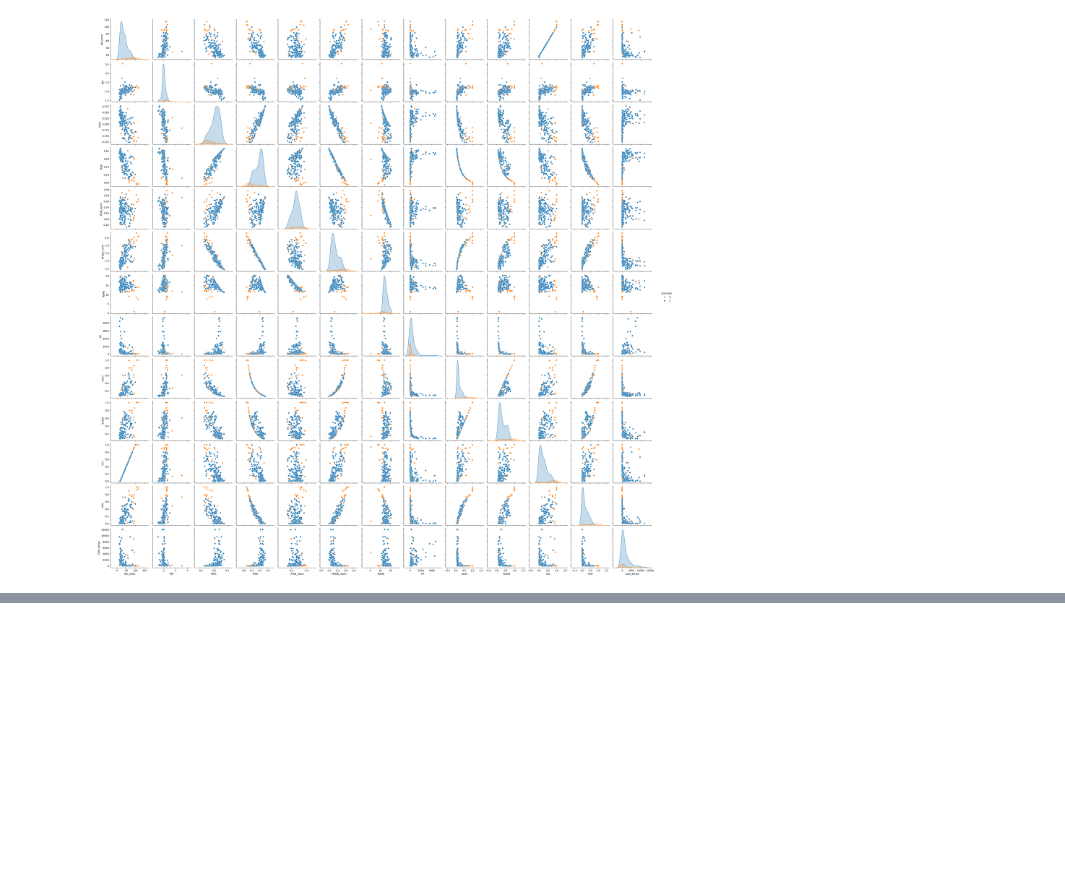
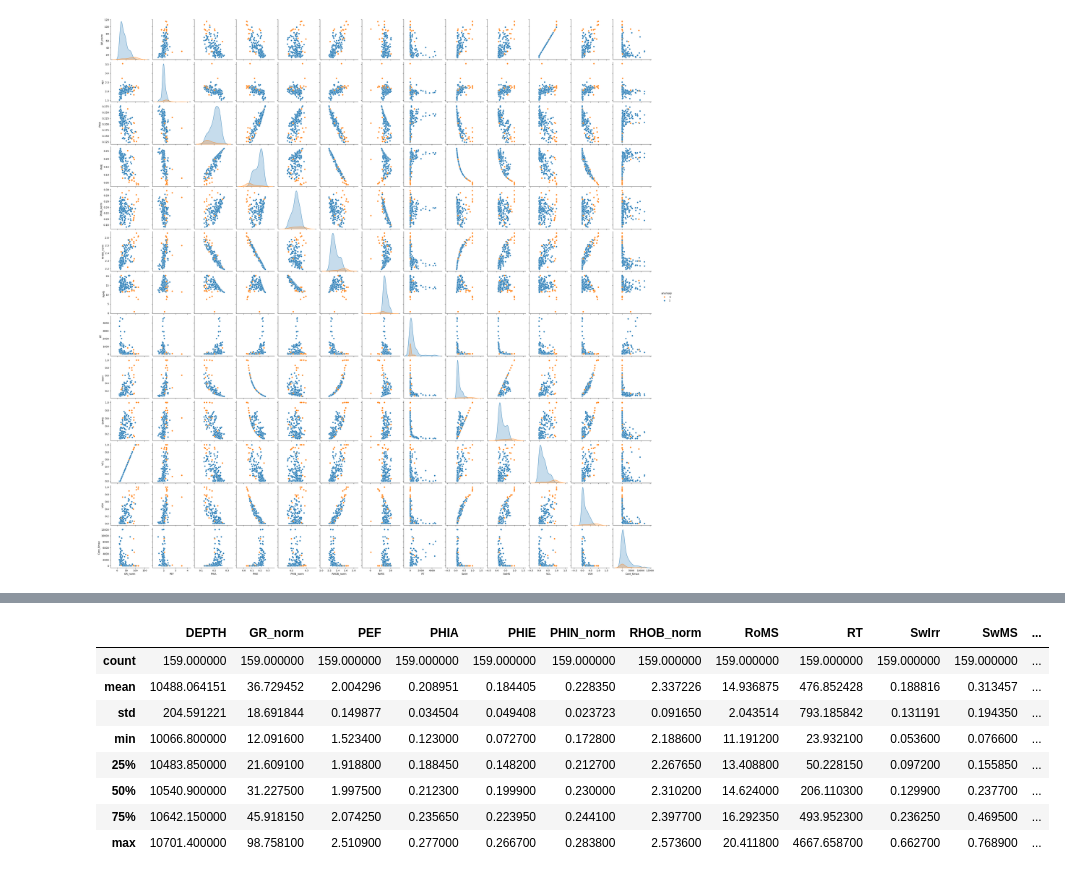
Before and after one commit to Jcavilarincon/Petrophysics-Python-Series, a Jupyter notebook: 33 - Auto Outlier Detection - Isolation Forest.ipynb, the cells around one changed output, grey strips where cells are left out. Cells and saved outputs as stored; diff of their text form; code cells hidden in the pictures; blank space fills up the shorter version.

```diff
--- a/33 - Auto Outlier Detection - Isolation Forest.ipynb
+++ b/33 - Auto Outlier Detection - Isolation Forest.ipynb
@@ -144,0 +178,2 @@ sns.pairplot(df, vars=anomaly_inputs, hue='anomaly', palette=palette)
+# %%
+df = pd.read_csv('/workspaces/Petrophysics-Python-Series/Data_JA/inliers_dataset.csv')
@@ -144,0 +200,12 @@ sns.pairplot(df, vars=anomaly_inputs, hue='anomaly', palette=palette)
+# %%
+df.describe()
+# %% [output]
+|  | DEPTH | GR_norm | PEF | PHIA | PHIE | PHIN_norm | RHOB_norm | RoMS | RT | SwIrr | SwMS | ... |
+| count | 159.000000 | 159.000000 | 159.000000 | 159.000000 | 159.000000 | 159.000000 | 159.000000 | 159.000000 | 159.000000 | 159.000000 | 159.000000 | ... |
+| mean | 10488.064151 | 36.729452 | 2.004296 | 0.208951 | 0.184405 | 0.228350 | 2.337226 | 14.936875 | 476.852428 | 0.188816 | 0.313457 | ... |
+| std | 204.591221 | 18.691844 | 0.149877 | 0.034504 | 0.049408 | 0.023723 | 0.091650 | 2.043514 | 793.185842 | 0.131191 | 0.194350 | ... |
+| min | 10066.800000 | 12.091600 | 1.523400 | 0.123000 | 0.072700 | 0.172800 | 2.188600 | 11.191200 | 23.932100 | 0.053600 | 0.076600 | ... |
+| 25% | 10483.850000 | 21.609100 | 1.918800 | 0.188450 | 0.148200 | 0.212700 | 2.267650 | 13.408800 | 50.228150 | 0.097200 | 0.155850 | ... |
+| 50% | 10540.900000 | 31.227500 | 1.997500 | 0.212300 | 0.199900 | 0.230000 | 2.310200 | 14.624000 | 206.110300 | 0.129900 | 0.237700 | ... |
+| 75% | 10642.150000 | 45.918150 | 2.074250 | 0.235650 | 0.223950 | 0.244100 | 2.397700 | 16.292350 | 493.952300 | 0.236250 | 0.469500 | ... |
+| max | 10701.400000 | 98.758100 | 2.510900 | 0.277000 | 0.266700 | 0.283800 | 2.573600 | 20.411800 | 4667.658700 | 0.662700 | 0.768900 | ... |
```
Also changed, not shown: parts of 9 cells of this notebook, 1 other file.
